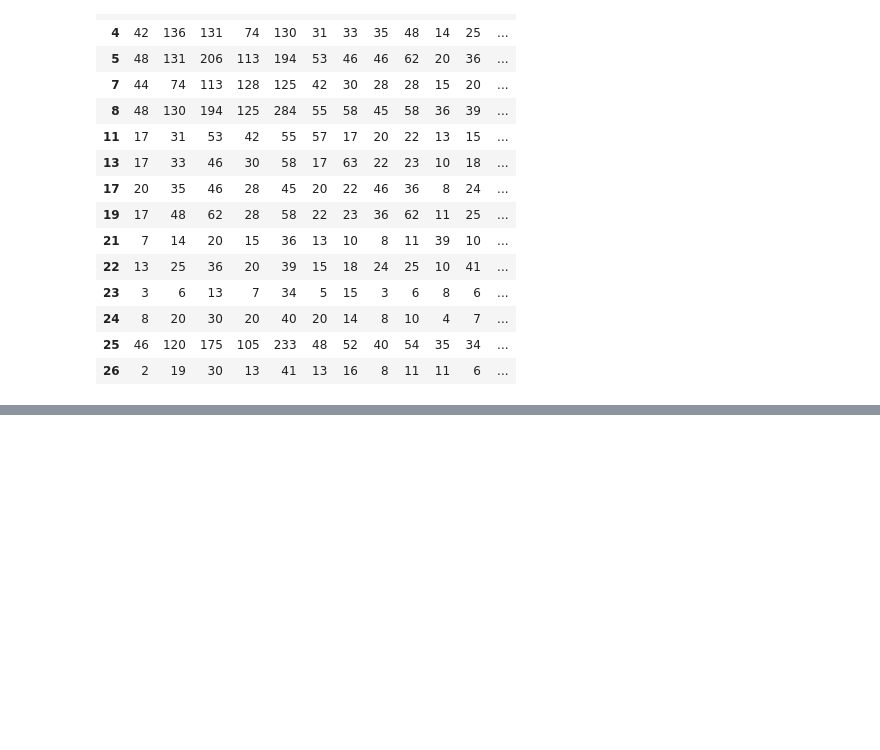
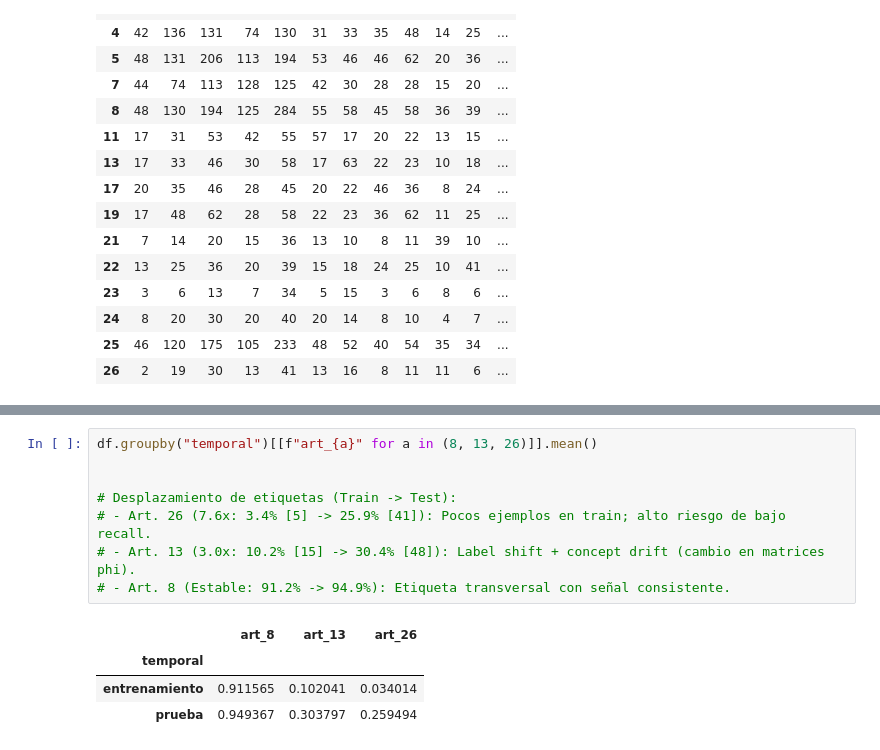
Before and after one commit to GiraldoB/RAG-CIDH, a Jupyter notebook: t1_articulos.ipynb, the cells around one changed output, grey strips where cells are left out. Saved outputs shown, nothing was run; the diff lists cells and outputs as text; blank space fills up the shorter version.

```diff
--- a/t1_articulos.ipynb
+++ b/t1_articulos.ipynb
@@ -146,0 +172,13 @@ phi.style.background_gradient(cmap="coolwarm", vmin=-0.5, vmax=0.5).format("{:.2
+# %%
+df.groupby("temporal")[[f"art_{a}" for a in (8, 13, 26)]].mean()
+
+
+# Desplazamiento de etiquetas (Train -> Test):
+# - Art. 26 (7.6x: 3.4% [5] -> 25.9% [41]): Pocos ejemplos en train; alto riesgo de bajo recall.
+# - Art. 13 (3.0x: 10.2% [15] -> 30.4% [48]): Label shift + concept drift (cambio en matrices phi).
+# - Art. 8 (Estable: 91.2% -> 94.9%): Etiqueta transversal con señal consistente.
+# %% [output]
+|  | art_8 | art_13 | art_26 |
+| temporal |  |  |  |
+| entrenamiento | 0.911565 | 0.102041 | 0.034014 |
+| prueba | 0.949367 | 0.303797 | 0.259494 |
```
Also changed, not shown: parts of 3 cells of this notebook.
